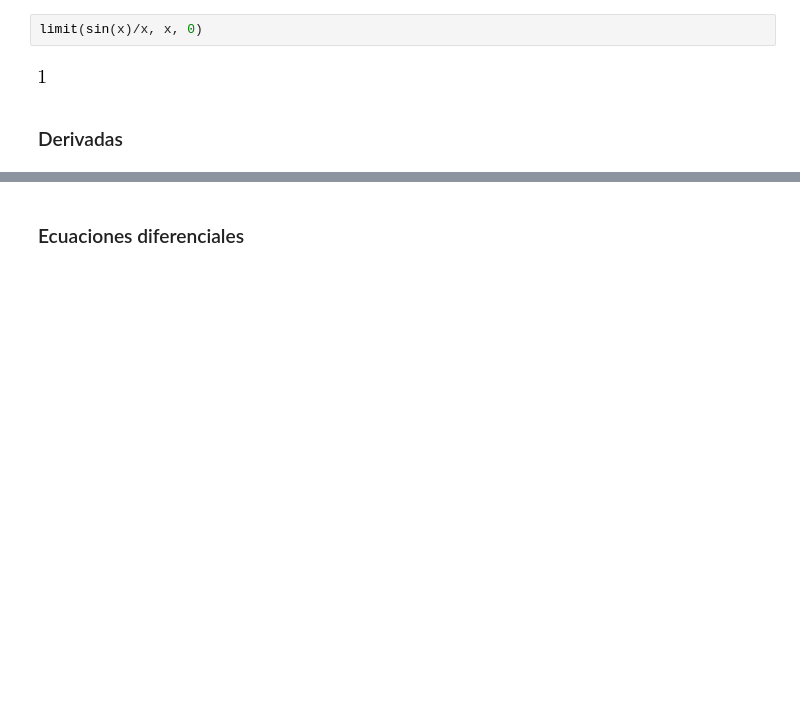
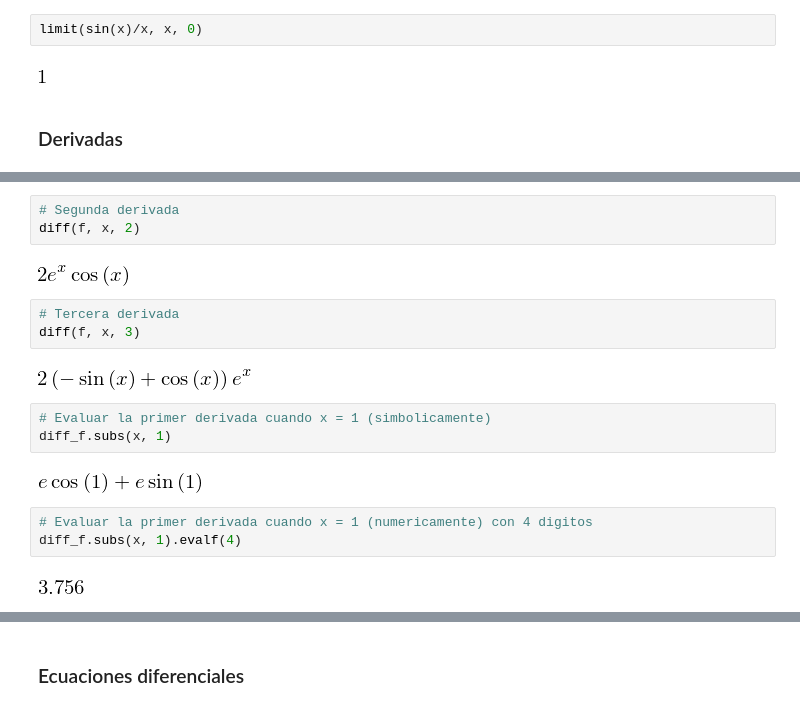
Before and after one commit to sjukdom/symbolic_math, a Jupyter notebook: introduction.ipynb, the cells around one changed output, grey strips where cells are left out. Cells and saved outputs as stored; diff of their text form; blank space fills up the shorter version.

```diff
--- a/introduction.ipynb
+++ b/introduction.ipynb
@@ -86,3 +93,23 @@ diff_f = diff(f, x)
 diff_f
 # %% [output]
 [figure]
+# %%
+# Segunda derivada
+diff(f, x, 2)
+# %% [output]
+[figure, added]
+# %%
+# Tercera derivada
+diff(f, x, 3)
+# %% [output]
+[figure, added]
+# %%
+# Evaluar la primer derivada cuando x = 1 (simbolicamente)
+diff_f.subs(x, 1)
+# %% [output]
+[figure, added]
+# %%
+# Evaluar la primer derivada cuando x = 1 (numericamente) con 4 digitos
+diff_f.subs(x, 1).evalf(4)
+# %% [output]
+[figure, added]
```
Also changed, not shown: parts of 42 cells of this notebook.
